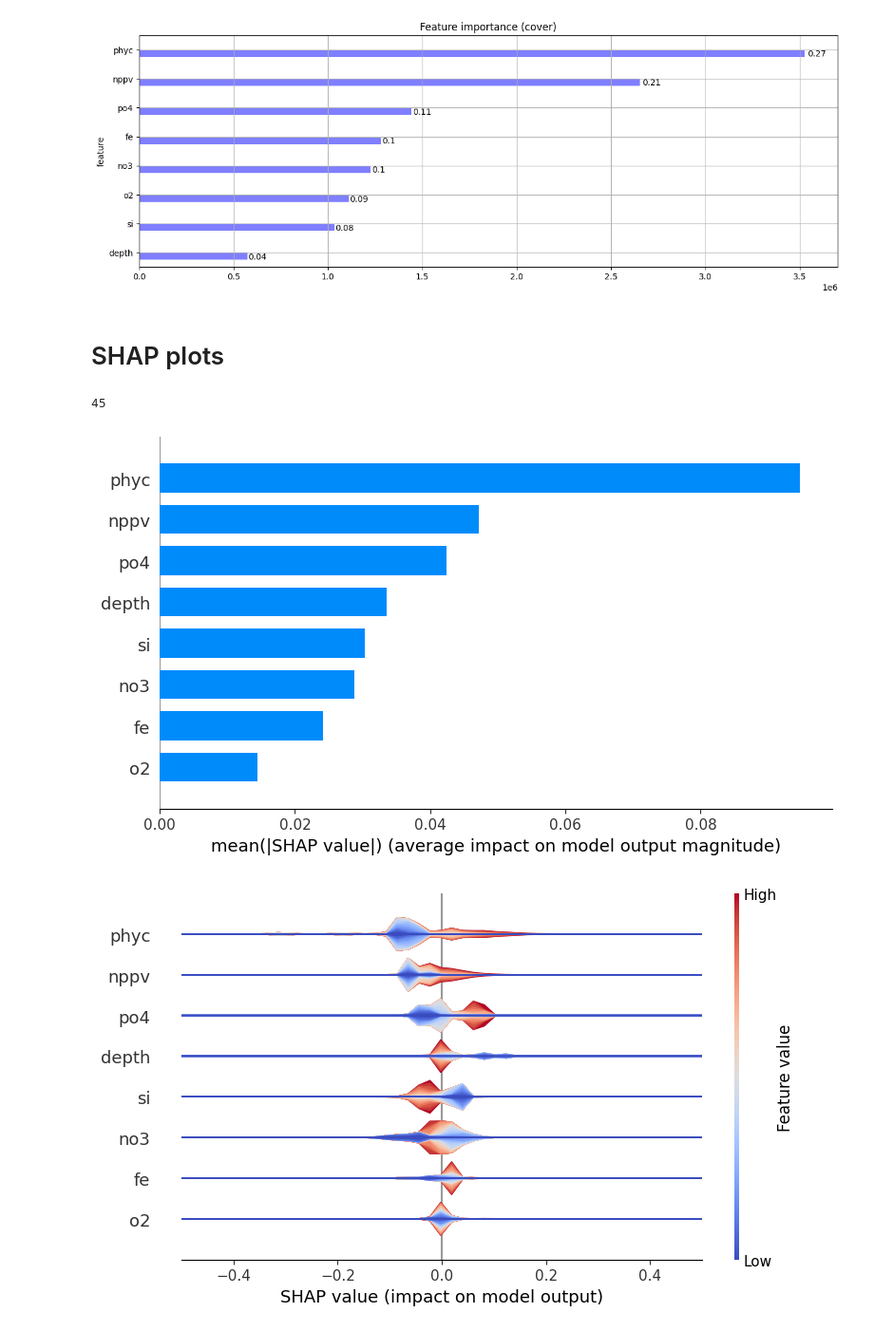
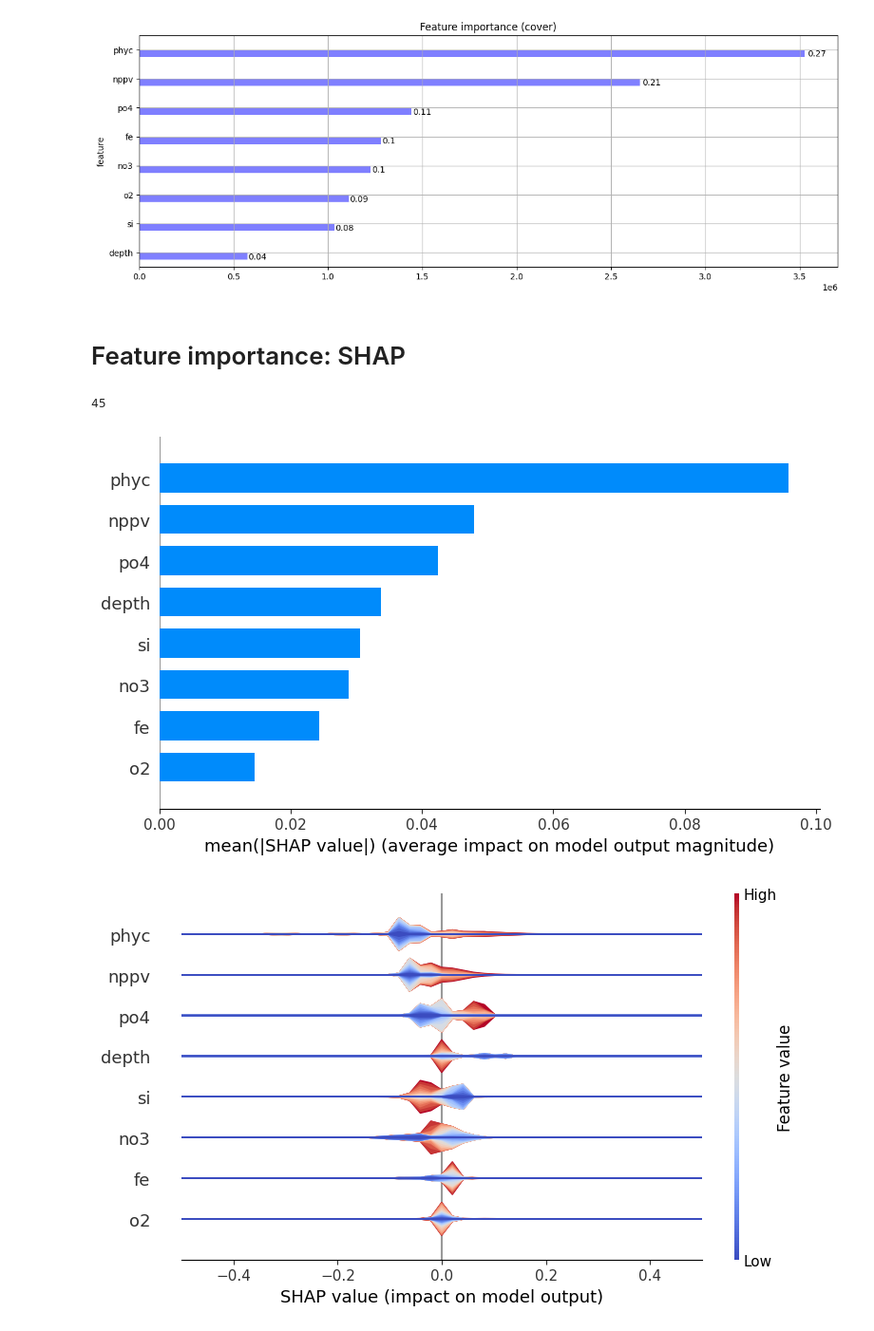
Before and after one commit to ingridasemenec/wonderpusoctopus, a Jupyter notebook: COPERNICUS_exploratory_data_analysis_XGBOOST.ipynb, the cells around one changed output. Shown at 95% size. Cells and saved outputs as stored; diff of their text form; code cells hidden in the pictures.

```diff
--- a/COPERNICUS_exploratory_data_analysis_XGBOOST.ipynb
+++ b/COPERNICUS_exploratory_data_analysis_XGBOOST.ipynb
@@ -243,19 +245,19 @@ for feat_imp_type in FEAT_IMP_TYPES:
 [figure]
 [figure]
 # %% [markdown]
-# SHAP plots
+# Feature importance: SHAP
 # %%
 import shap
 # %%
 explainer = shap.TreeExplainer(xgb_reg_model)
-shap_values = explainer.shap_values(X_test)
+shap_values = explainer.shap_values(X_train_test)
 gc.collect()
 # %% [output]
 45
 # %%
-shap.summary_plot(shap_values, X_test, plot_type="bar", show = False)
+shap.summary_plot(shap_values, X_train_test, plot_type="bar", show = False)
 plt.savefig(shap_plots_path +  "\\shap_bar_plot.png")
 plt.show()
 # %% [output]
-[figure, old version]
+[figure, new version]
 # %%
```
Also changed, not shown: parts of 14 cells of this notebook.
